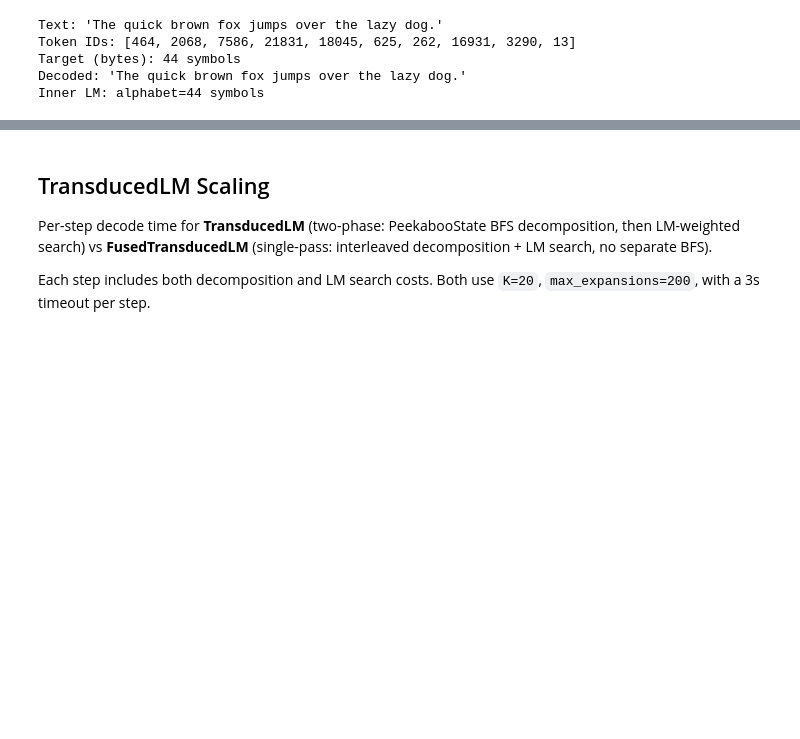
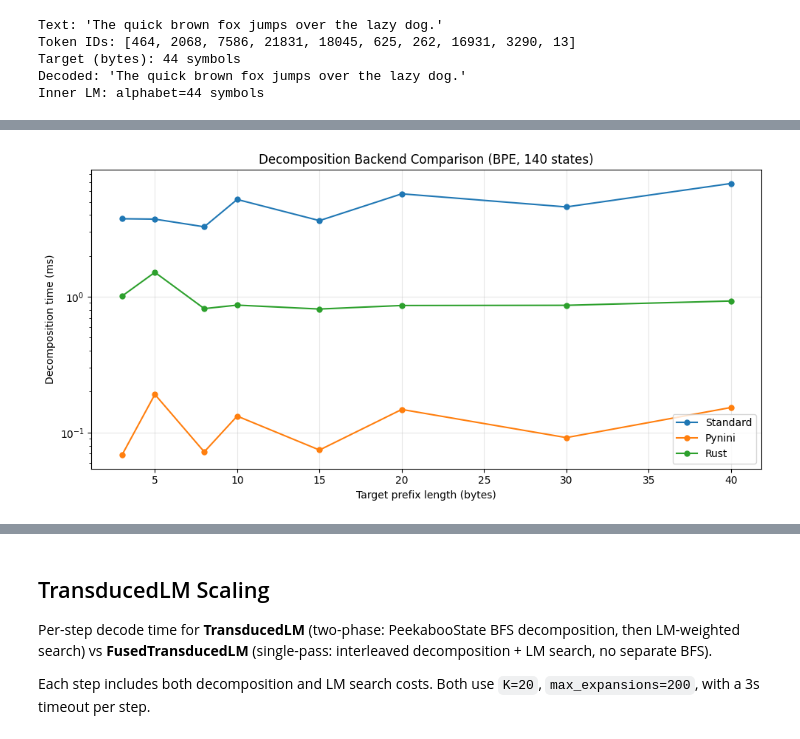
Before and after one commit to timvieira/transduction, a Jupyter notebook: notes/bpe-lm-benchmark.ipynb, the cells around one changed output, grey strips where cells are left out. Saved outputs shown, nothing was run; the diff lists cells and outputs as text; code cells hidden in the pictures; blank space fills up the shorter version.

```diff
--- a/notes/bpe-lm-benchmark.ipynb
+++ b/notes/bpe-lm-benchmark.ipynb
@@ -109,0 +192,15 @@ Inner LM: alphabet=44 symbols
+# %%
+fig, ax = plt.subplots(figsize=(10, 5))
+for name in decomp_results:
+    ax.plot(prefix_lengths, [t * 1000 for t in decomp_results[name]],
+            'o-', label=name, markersize=5)
+ax.set_xlabel('Target prefix length (bytes)')
+ax.set_ylabel('Decomposition time (ms)')
+ax.set_title(f'Decomposition Backend Comparison (BPE, {len(bpe_fst.states)} states)')
+ax.legend()
+ax.grid(True, alpha=0.3)
+ax.set_yscale('log')
+plt.tight_layout()
+plt.show()
+# %% [output]
+[figure, added]
```
Also changed, not shown: parts of 7 cells of this notebook, 2 other files.
